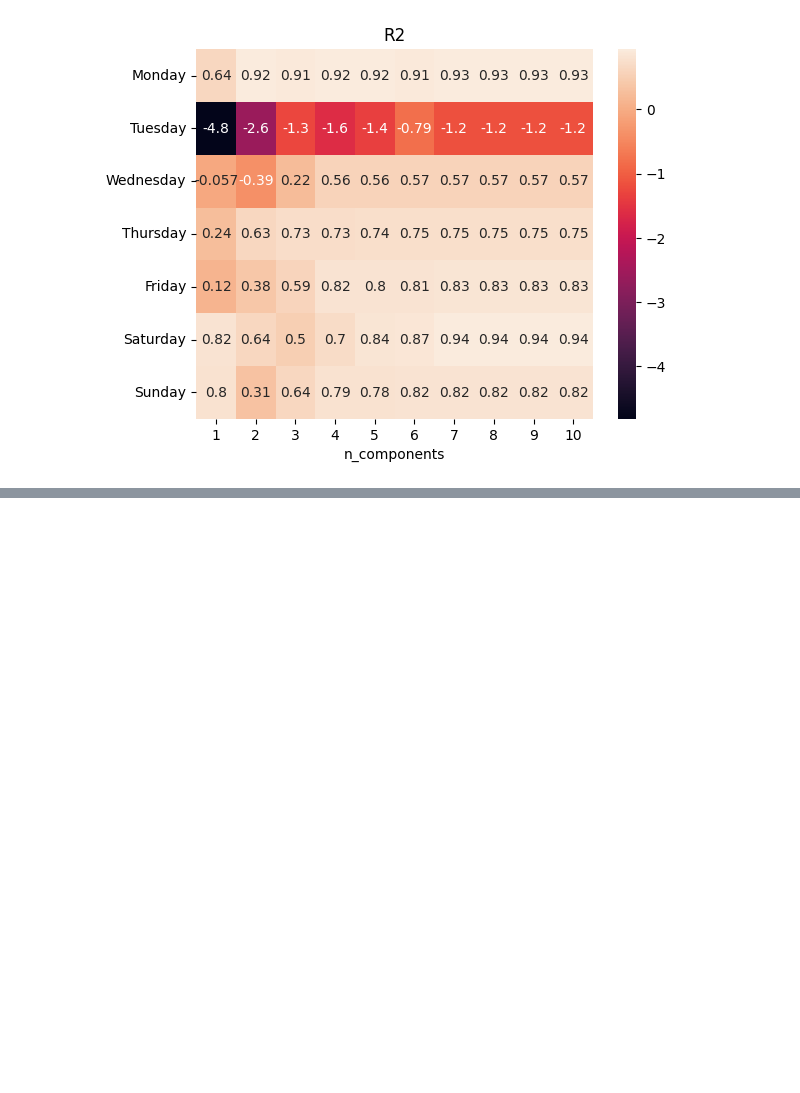
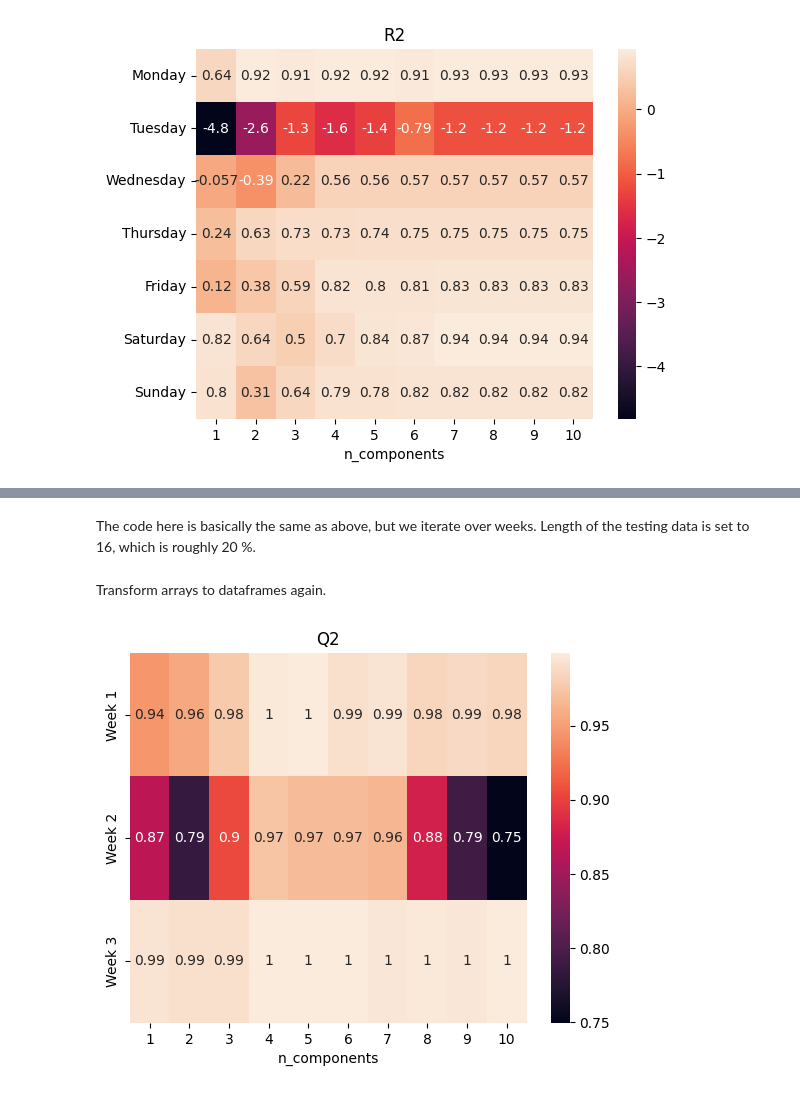
Before and after one commit to Faz0lek/adaml-1, a Jupyter notebook: adaml/seasonality.ipynb, the cells around one changed output, grey strips where cells are left out. Saved outputs shown, nothing was run; the diff lists cells and outputs as text; code cells hidden in the pictures; blank space fills up the shorter version.

```diff
--- a/adaml/seasonality.ipynb
+++ b/adaml/seasonality.ipynb
@@ -136,0 +139,7 @@ plt.show()
+# %%
+week1 = df[(df["datetime"].dt.date >= pd.to_datetime("2004-02-28")) & (df["datetime"].dt.date < pd.to_datetime("2004-03-06"))]
+week2 = df[(df["datetime"].dt.date >= pd.to_datetime("2004-03-06")) & (df["datetime"].dt.date < pd.to_datetime("2004-03-13"))]
+week3 = df[(df["datetime"].dt.date >= pd.to_datetime("2004-03-13")) & (df["datetime"].dt.date < pd.to_datetime("2004-03-20"))]
+weeks = [week1, week2, week3]
+# %% [markdown]
+The code here is basically the same as above, but we iterate over weeks. Length of the testing data is set to 16, which is roughly 20 %.
@@ -136,0 +193,13 @@ plt.show()
+# %% [markdown]
+Transform arrays to dataframes again.
+# %%
+cols = [str(i) for i in range(1, MAX_COMPS + 1)]
+idx = ["Week 1", "Week 2", "Week 3"]
+df_q2 = pd.DataFrame(q2s, columns=cols, index=idx)
+df_r2 = pd.DataFrame(r2s, columns=cols, index=idx)
+# %%
+ax = sns.heatmap(df_q2, annot=True)
+ax.set(title="Q2", xlabel="n_components")
+plt.show()
+# %% [output]
+[figure, added]
```
Also changed, not shown: parts of 5 cells of this notebook.
